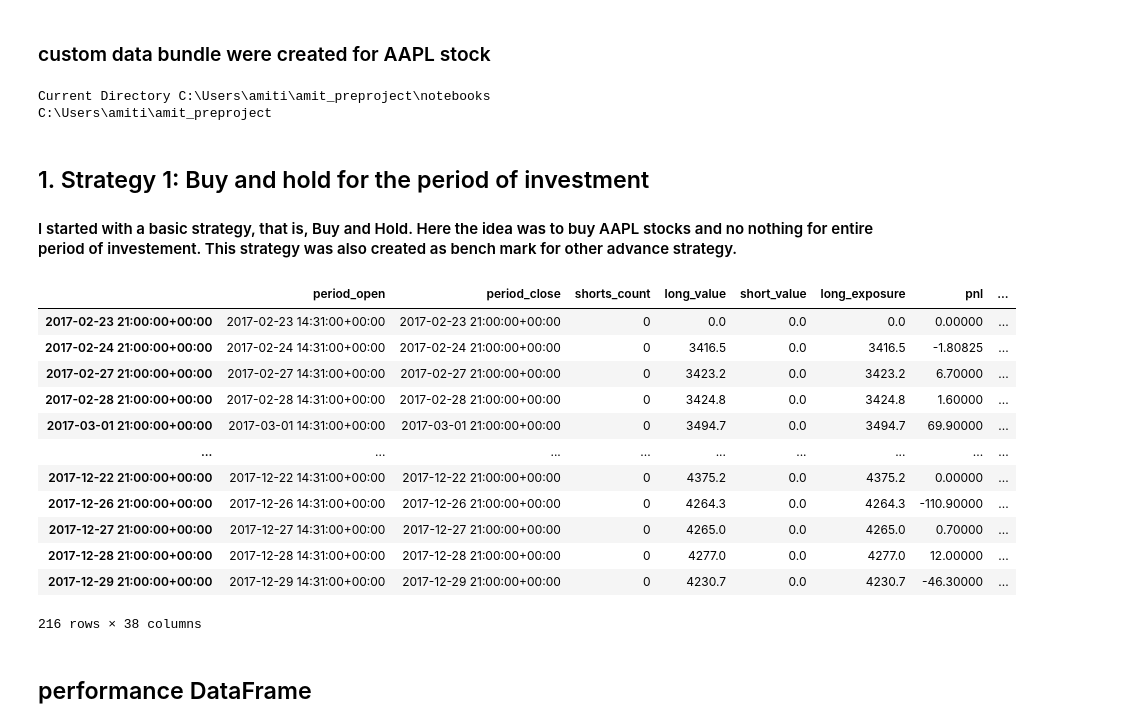
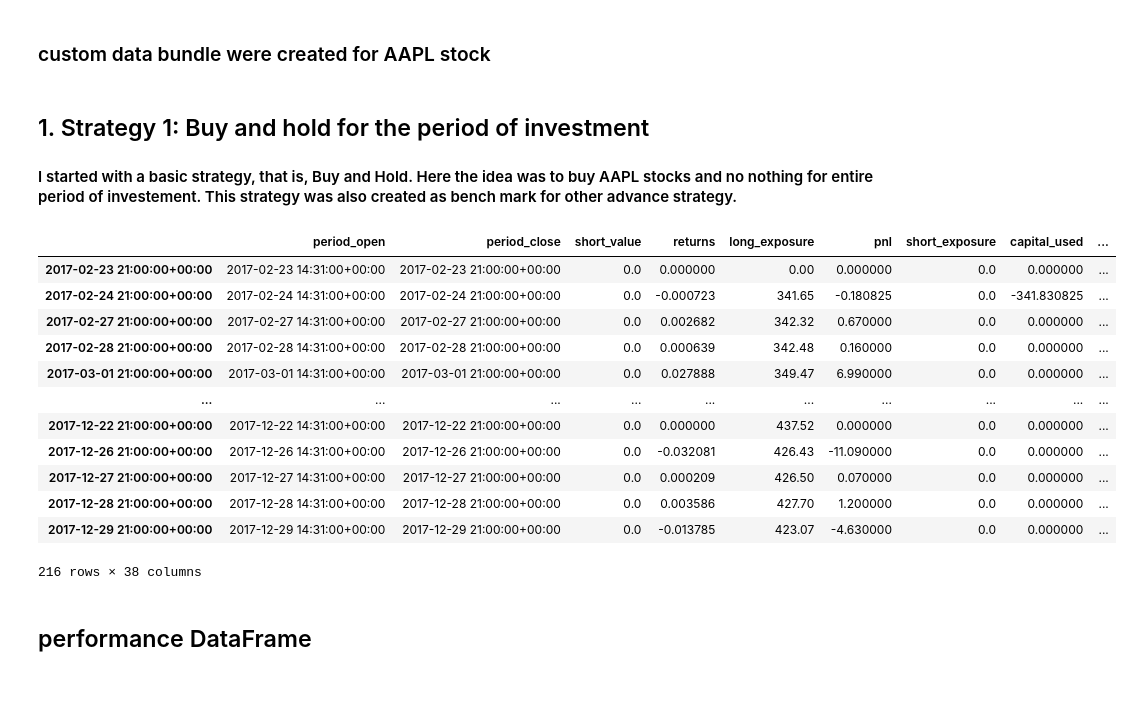
Before and after one commit to amitkumatiitk/amit_preproject, a Jupyter notebook: notebooks/amit_assignment.ipynb, the cells around one changed output. Cells and saved outputs as stored; diff of their text form; code cells hidden in the pictures; blank space fills up the shorter version.

```diff
--- a/notebooks/amit_assignment.ipynb
+++ b/notebooks/amit_assignment.ipynb
@@ -26,15 +26,3 @@ warnings.filterwarnings("ignore")
 # %% [markdown]
 
 ### custom data bundle were created for AAPL stock
-# %%
-
-
-# get current directory
-path = os.getcwd()
-print("Current Directory", path)
-
-# prints parent directory
-print(os.path.abspath(os.path.join(path, os.pardir)))
-# %% [output]
-Current Directory C:\Users\amiti\amit_preproject\notebooks
-C:\Users\amiti\amit_preproject
@@ -55,41 +33,41 @@ C:\Users\amiti\amit_preproject
 # %%
 %%zipline --start 2017-02-23 --end 2017-12-29 --capital-base 250 --bundle AAPL -o buy_and_hold.pkl
 
 # imports 2017-02-23
 from zipline.api import order, symbol, record, set_benchmark
 
 # parameters
 selected_stock = 'daily'
-n_stocks_to_buy = 100
+n_stocks_to_buy = 10
 
 def initialize(context):
     set_benchmark(symbol('daily'))
     context.asset = symbol('daily')
     context.has_ordered = False
 
 def handle_data(context, data):
     # record price for further inspection
     record(price=data.current(symbol(selected_stock), 'price'))
 
     # trading logic
     if not context.has_ordered:
         # placing order, negative number for sale/short
         order(symbol(selected_stock), n_stocks_to_buy)
         # setting up a flag for holding a position
         context.has_ordered = True
 # %% [output]
-|  | period_open | period_close | shorts_count | long_value | short_value | long_exposure | pnl | ... |
-| 2017-02-23 21:00:00+00:00 | 2017-02-23 14:31:00+00:00 | 2017-02-23 21:00:00+00:00 | 0 | 0.0 | 0.0 | 0.0 | 0.00000 | ... |
-| 2017-02-24 21:00:00+00:00 | 2017-02-24 14:31:00+00:00 | 2017-02-24 21:00:00+00:00 | 0 | 3416.5 | 0.0 | 3416.5 | -1.80825 | ... |
-| 2017-02-27 21:00:00+00:00 | 2017-02-27 14:31:00+00:00 | 2017-02-27 21:00:00+00:00 | 0 | 3423.2 | 0.0 | 3423.2 | 6.70000 | ... |
-| 2017-02-28 21:00:00+00:00 | 2017-02-28 14:31:00+00:00 | 2017-02-28 21:00:00+00:00 | 0 | 3424.8 | 0.0 | 3424.8 | 1.60000 | ... |
-| 2017-03-01 21:00:00+00:00 | 2017-03-01 14:31:00+00:00 | 2017-03-01 21:00:00+00:00 | 0 | 3494.7 | 0.0 | 3494.7 | 69.90000 | ... |
-| ... | ... | ... | ... | ... | ... | ... | ... | ... |
-| 2017-12-22 21:00:00+00:00 | 2017-12-22 14:31:00+00:00 | 2017-12-22 21:00:00+00:00 | 0 | 4375.2 | 0.0 | 4375.2 | 0.00000 | ... |
-| 2017-12-26 21:00:00+00:00 | 2017-12-26 14:31:00+00:00 | 2017-12-26 21:00:00+00:00 | 0 | 4264.3 | 0.0 | 4264.3 | -110.90000 | ... |
-| 2017-12-27 21:00:00+00:00 | 2017-12-27 14:31:00+00:00 | 2017-12-27 21:00:00+00:00 | 0 | 4265.0 | 0.0 | 4265.0 | 0.70000 | ... |
-| 2017-12-28 21:00:00+00:00 | 2017-12-28 14:31:00+00:00 | 2017-12-28 21:00:00+00:00 | 0 | 4277.0 | 0.0 | 4277.0 | 12.00000 | ... |
-| 2017-12-29 21:00:00+00:00 | 2017-12-29 14:31:00+00:00 | 2017-12-29 21:00:00+00:00 | 0 | 4230.7 | 0.0 | 4230.7 | -46.30000 | ... |
+|  | period_open | period_close | short_value | returns | long_exposure | pnl | short_exposure | capital_used | ... |
+| 2017-02-23 21:00:00+00:00 | 2017-02-23 14:31:00+00:00 | 2017-02-23 21:00:00+00:00 | 0.0 | 0.000000 | 0.00 | 0.000000 | 0.0 | 0.000000 | ... |
+| 2017-02-24 21:00:00+00:00 | 2017-02-24 14:31:00+00:00 | 2017-02-24 21:00:00+00:00 | 0.0 | -0.000723 | 341.65 | -0.180825 | 0.0 | -341.830825 | ... |
+| 2017-02-27 21:00:00+00:00 | 2017-02-27 14:31:00+00:00 | 2017-02-27 21:00:00+00:00 | 0.0 | 0.002682 | 342.32 | 0.670000 | 0.0 | 0.000000 | ... |
+| 2017-02-28 21:00:00+00:00 | 2017-02-28 14:31:00+00:00 | 2017-02-28 21:00:00+00:00 | 0.0 | 0.000639 | 342.48 | 0.160000 | 0.0 | 0.000000 | ... |
+| 2017-03-01 21:00:00+00:00 | 2017-03-01 14:31:00+00:00 | 2017-03-01 21:00:00+00:00 | 0.0 | 0.027888 | 349.47 | 6.990000 | 0.0 | 0.000000 | ... |
+| ... | ... | ... | ... | ... | ... | ... | ... | ... | ... |
+| 2017-12-22 21:00:00+00:00 | 2017-12-22 14:31:00+00:00 | 2017-12-22 21:00:00+00:00 | 0.0 | 0.000000 | 437.52 | 0.000000 | 0.0 | 0.000000 | ... |
+| 2017-12-26 21:00:00+00:00 | 2017-12-26 14:31:00+00:00 | 2017-12-26 21:00:00+00:00 | 0.0 | -0.032081 | 426.43 | -11.090000 | 0.0 | 0.000000 | ... |
+| 2017-12-27 21:00:00+00:00 | 2017-12-27 14:31:00+00:00 | 2017-12-27 21:00:00+00:00 | 0.0 | 0.000209 | 426.50 | 0.070000 | 0.0 | 0.000000 | ... |
+| 2017-12-28 21:00:00+00:00 | 2017-12-28 14:31:00+00:00 | 2017-12-28 21:00:00+00:00 | 0.0 | 0.003586 | 427.70 | 1.200000 | 0.0 | 0.000000 | ... |
+| 2017-12-29 21:00:00+00:00 | 2017-12-29 14:31:00+00:00 | 2017-12-29 21:00:00+00:00 | 0.0 | -0.013785 | 423.07 | -4.630000 | 0.0 | 0.000000 | ... |
 216 rows × 38 columns
 # %% [markdown]
 ## performance DataFrame
```
Also changed, not shown: parts of 11 cells of this notebook.
